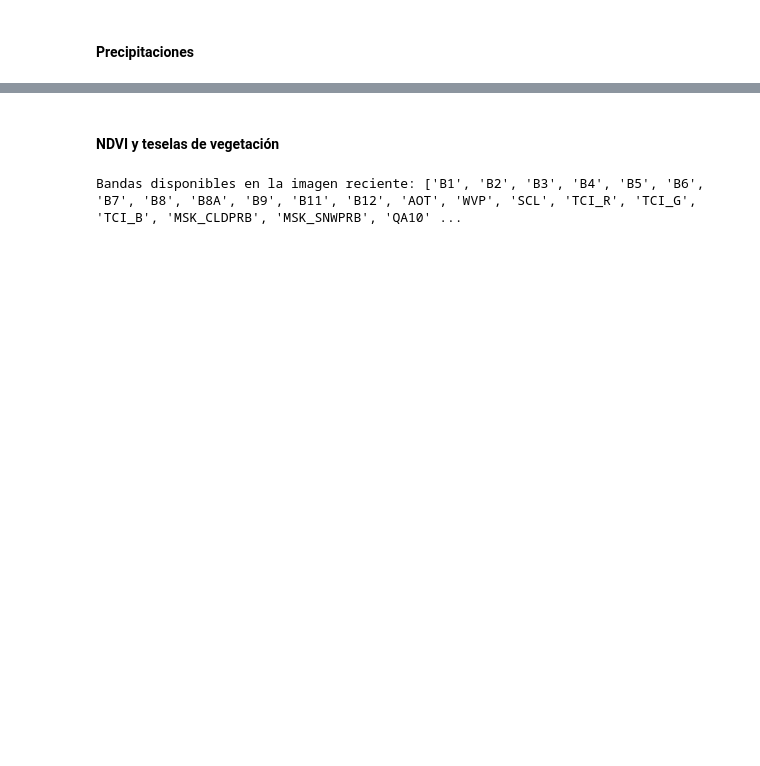
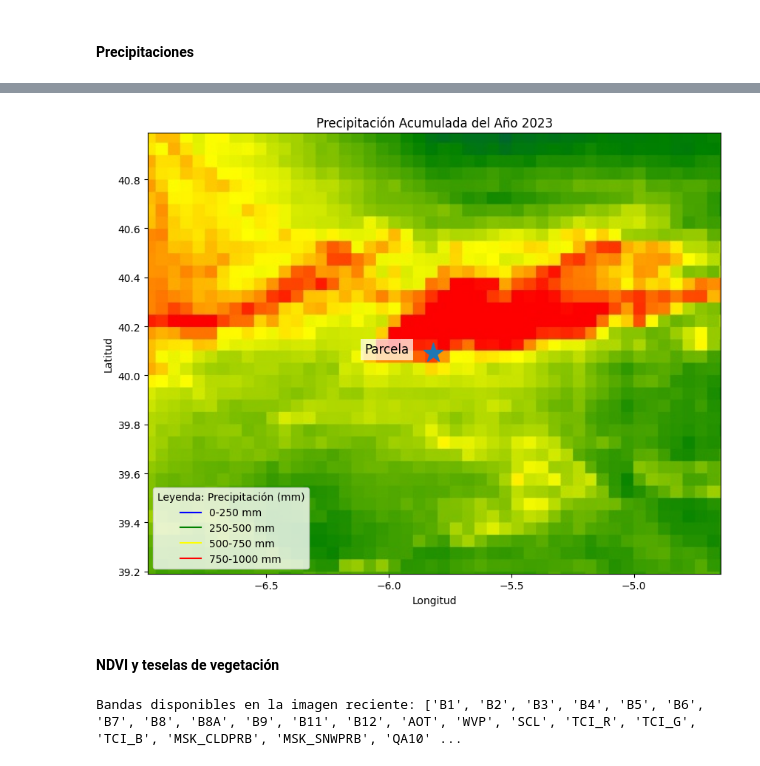
Before and after one commit to Deode22/Teledeteccion_Apuntes, a Jupyter notebook: GEE/Herramienta-GEE.ipynb, the cells around one changed output, grey strips where cells are left out. Drawn from its saved outputs; the diff is of its cells as text; code cells hidden in the pictures; blank space fills up the shorter version.

```diff
--- a/GEE/Herramienta-GEE.ipynb
+++ b/GEE/Herramienta-GEE.ipynb
@@ -734,3 +562,66 @@ m
+# %%
+# Definir los rangos de fechas para todo el año 2023
+start_date_year = '2023-01-01'
+end_date_year = '2023-12-31'
+
+# Cargar la colección de precipitación CHIRPS
+chirps_collection = ee.ImageCollection('UCSB-CHG/CHIRPS/DAILY').select('precipitation')
+
+# Filtrar y sumar la precipitación total para todo el año
+year_precipitation = chirps_collection.filterDate(start_date_year, end_date_year).sum()
+
+# Crear una zona de amortiguamiento de 100 km alrededor de Piornal
+u_poi = ee.Geometry.Point(u_lon, u_lat)
+buffer = u_poi.buffer(100000)  # metros
+
+# Aplicar la máscara y recortar la imagen a la zona de amortiguamiento
+year_precipitation = year_precipitation.updateMask(year_precipitation.neq(-9999))
+
+# Obtener la URL de la imagen de precipitación anual
+year_url = year_precipitation.getThumbURL({
+    'min': 0, 'max': 1000, 'region': buffer,
+    'dimensions': 512, 'palette': ['blue', 'green', 'yellow', 'red']
+})
+
+# Descargar la imagen de precipitación anual y convertirla en un array de numpy
+with urllib.request.urlopen(year_url) as url:
+    with Image.open(url) as img:
+        year_img = np.array(img)
+
+# Crear la figura y el eje
+fig, ax = plt.subplots(figsize=(10, 10))
+
+# Mostrar la imagen de precipitación anual con una vista más alejada
+extent = [buffer.bounds().getInfo()['coordinates'][0][0][0],
+          buffer.bounds().getInfo()['coordinates'][0][2][0],
+          buffer.bounds().getInfo()['coordinates'][0][0][1],
+          buffer.bounds().getInfo()['coordinates'][0][2][1]]
+
+ax.imshow(year_img, extent=extent)
+
+# Añadir el punto de interés
+ax.plot(u_lon, u_lat, '*', markersize=20)
+
+# Añadir la etiqueta de la parcela con fondo
+ax.text(u_lon - 0.1, u_lat, 'Parcela', fontsize=12, ha='right',
+        bbox=dict(facecolor='white', edgecolor='none', alpha=0.7))
+
+# Añadir título y etiquetas
+ax.set_title('Precipitación Acumulada del Año 2023')
+ax.set_xlabel('Longitud')
+ax.set_ylabel('Latitud')
+
+# Añadir una leyenda
+legend_labels = ['0-250 mm', '250-500 mm', '500-750 mm', '750-1000 mm']
+legend_colors = ['blue', 'green', 'yellow', 'red']
+for label, color in zip(legend_labels, legend_colors):
+    ax.plot([], [], color=color, label=f'{label}')
+ax.legend(loc='lower left', title='Leyenda: Precipitación (mm)')
+
+# Mostrar la imagen
+plt.show()
+# %% [output]
+[figure, added]
 # %% [markdown]
 #### NDVI y teselas de vegetación
 # %%
```
Also changed, not shown: parts of 15 cells of this notebook, 4 other files.
